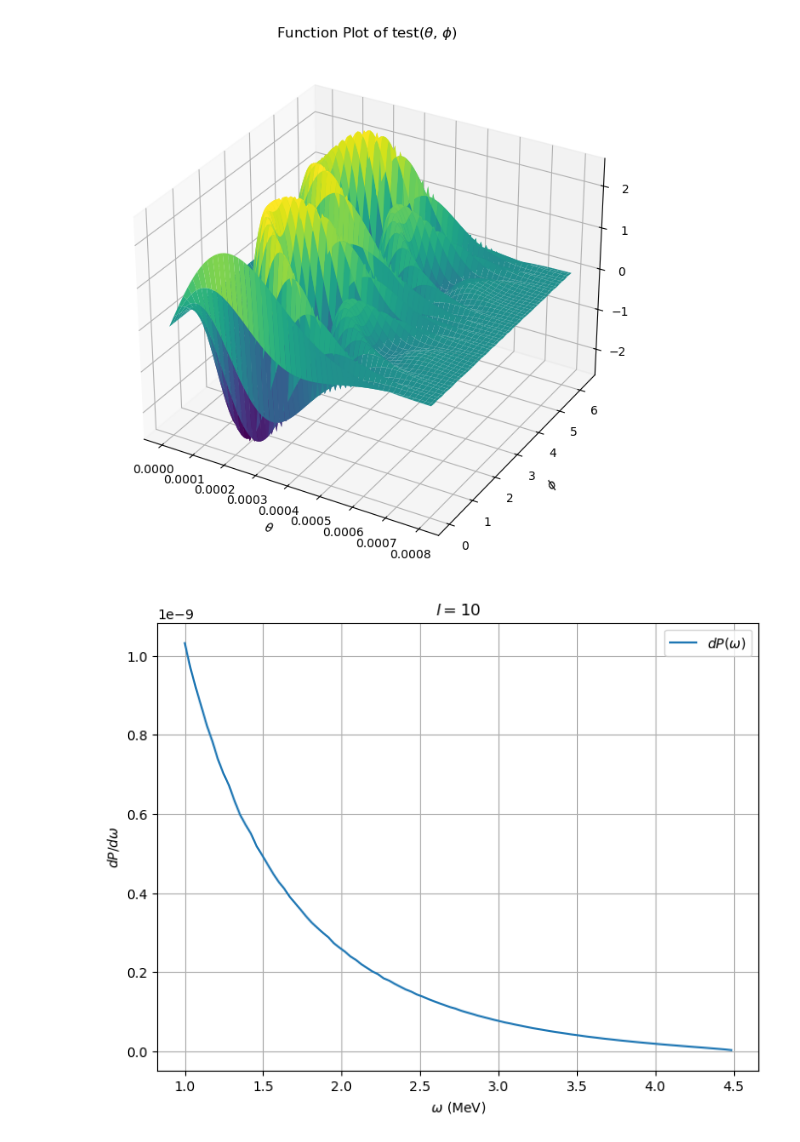
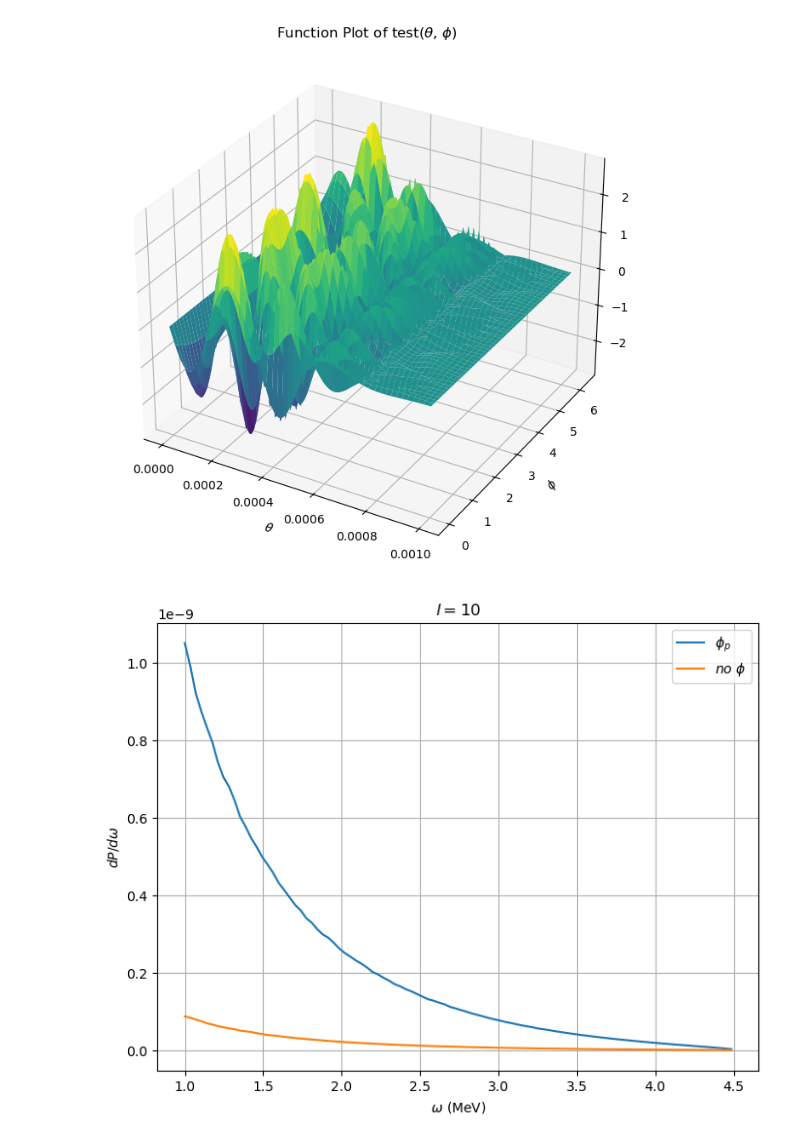
Before and after one commit to stiliglink/issue2, a Jupyter notebook: Brems_LG.ipynb, the cells around one changed output. Drawn from its saved outputs; the diff is of its cells as text; code cells hidden in the pictures.

```diff
--- a/Brems_LG.ipynb
+++ b/Brems_LG.ipynb
@@ -282,58 +304,59 @@ def curl_L_pre_plt(theta,phi,s,epsilon_f,theta_f,phi_f,s_f,omega,theta_k,phi_k,l
 
 def test(theta,phi):
     res=curl_L_pre_plt(theta,phi,0.5,3.026,np.pi/2,np.pi/3,0.5,2,np.pi/3,np.pi/3,1)
-    return res.real
+    return res.imag
 
 
 # 生成 theta 和 phi 的数据
-theta_vals = np.linspace(0, 0.0008, 100)  # 从 0 到 pi
+theta_vals = np.linspace(0, 0.001, 100)  # 从 0 到 pi
 phi_vals = np.linspace(0, 2*np.pi, 100)  # 从 0 到 2*pi
 theta, phi = np.meshgrid(theta_vals, phi_vals)
 
 # 计算 test 函数值
 # 用 numpy 的 `frompyfunc` 确保 `test` 逐元素计算
 z = np.frompyfunc(test, 2, 1)(theta, phi).astype(np.float64)  # 关键部分
 
 
 # 创建图形
 fig = plt.figure(figsize=(10, 8))
 
 # 选择绘制方式(取消注释你想要的)
 
 ## 方式 1: 3D 曲面图
 ax = fig.add_subplot(111, projection='3d')
 ax.plot_surface(theta, phi, z, cmap='viridis')
 ax.set_xlabel(r'$\theta$')
 ax.set_ylabel(r'$\phi$')
 ax.set_zlabel(r'test($\theta$, $\phi$)')
 
 ## 方式 2: 等高线图(如果需要 2D 视图)
 # ax = fig.add_subplot(111)
 # contour = ax.contourf(theta, phi, z, levels=50, cmap='viridis')
 # fig.colorbar(contour)
 # ax.set_xlabel(r'$\theta$')
 # ax.set_ylabel(r'$\phi$')
 
 plt.title("Function Plot of test($\\theta$, $\\phi$)")
 plt.show()
 # %% [output]
-[figure, old version]
+[figure, new version]
 # %%
 # 关于omega 的能谱图
 import numpy as np
 import matplotlib.pyplot as plt
 
-# 1. 读取 .npz 文件
-data = np.load('res_0221_135145.npz')
-
-# 2. 提取数据
+data = np.load('res_0226_101748.npz')
 omega_values = data['omega_values']
 P_values = data['results']
 
+data2 = np.load('res_0226_150748.npz')
+omega_values2 = data2['omega_values']
+P_values2 = data2['results']
 # 创建图形
 fig = plt.figure(figsize=(8, 6))
 # 3. 绘制图表
-plt.plot(omega_values, P_values, label=r'$dP(\omega)$')
+plt.plot(omega_values, P_values, label=r'$\phi_p$')
+plt.plot(omega_values2, P_values2, label=r'$no\ \phi$')
 plt.xlabel(r'$\omega$ (MeV)')
 plt.ylabel(r'$dP/d\omega$')
 plt.title(r'$l=10$')
@@ -341,4 +364,4 @@ plt.legend()
 plt.grid(True)
 plt.show()
 # %% [output]
-[figure, old version]
+[figure, new version]
```
Also changed, not shown: parts of 4 cells of this notebook, 23 other files.
